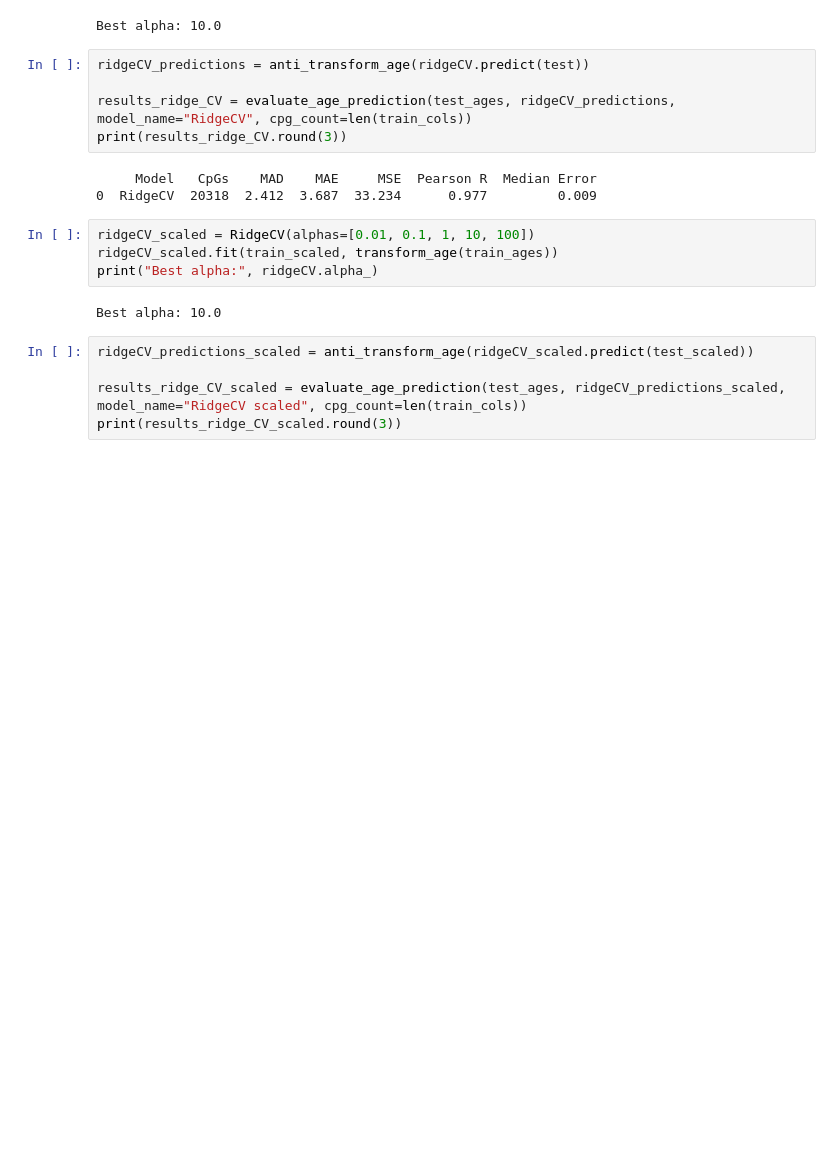
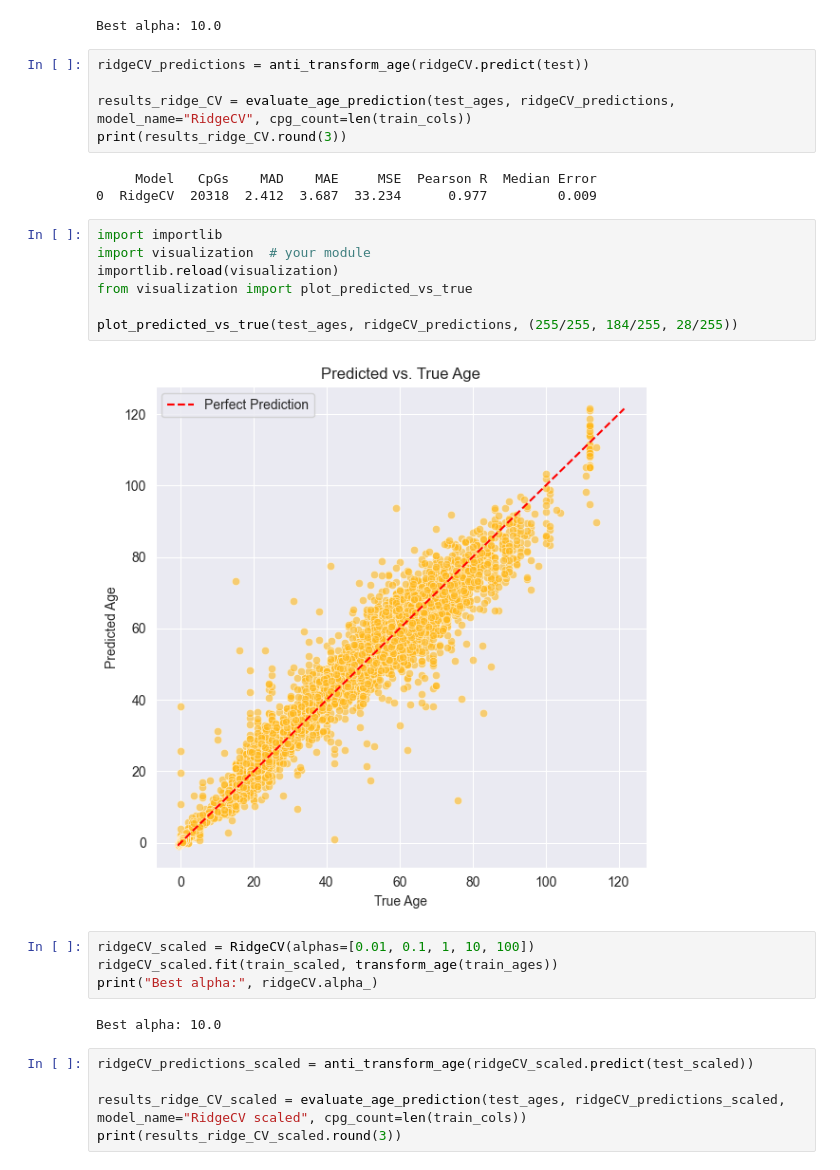
Before and after one commit to elena011/rp-delft, a Jupyter notebook: models.ipynb, the cells around one changed output. Saved outputs shown, nothing was run; the diff lists cells and outputs as text; blank space fills up the shorter version.

```diff
--- a/models.ipynb
+++ b/models.ipynb
@@ -409,6 +409,15 @@ print(results_ridge_CV.round(3))
 # %% [output]
      Model   CpGs    MAD    MAE     MSE  Pearson R  Median Error
 0  RidgeCV  20318  2.412  3.687  33.234      0.977         0.009
+# %%
+import importlib
+import visualization  # your module
+importlib.reload(visualization)
+from visualization import plot_predicted_vs_true
+
+plot_predicted_vs_true(test_ages, ridgeCV_predictions, (255/255, 184/255, 28/255))
+# %% [output]
+[figure, added]
 # %%
 ridgeCV_scaled = RidgeCV(alphas=[0.01, 0.1, 1, 10, 100])
 ridgeCV_scaled.fit(train_scaled, transform_age(train_ages))
```
Also changed, not shown: parts of 3 cells of this notebook, 1 other file.
